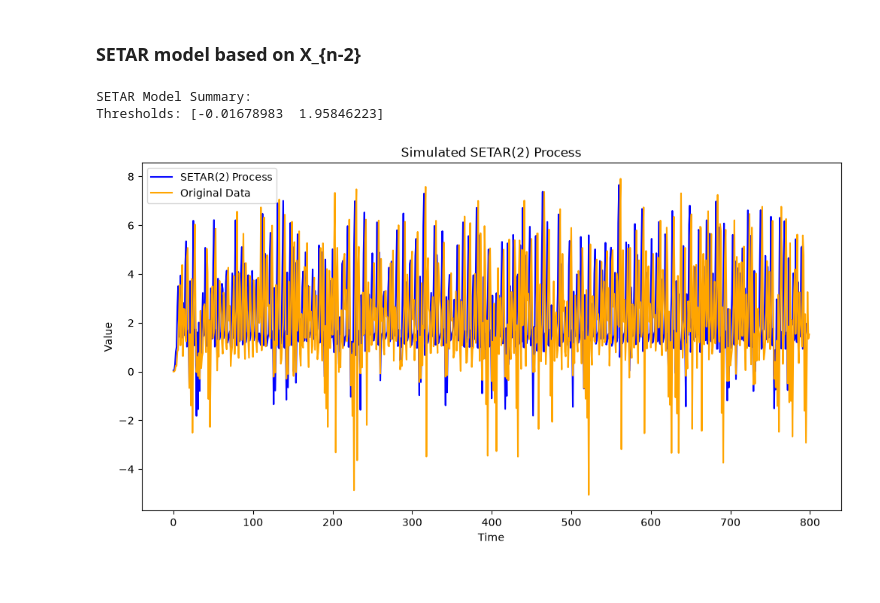
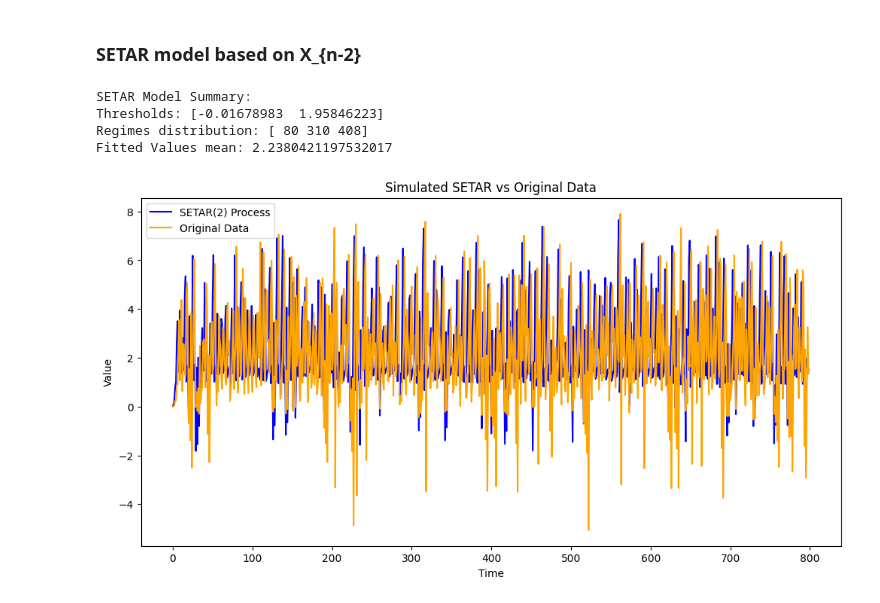
Before and after one commit to Husted42/advanced-time-series-analysis, a Jupyter notebook: assignment-1/part-5/part_5.ipynb, the cells around one changed output. Drawn from its saved outputs; the diff is of its cells as text; code cells hidden in the pictures.

```diff
--- a/assignment-1/part-5/part_5.ipynb
+++ b/assignment-1/part-5/part_5.ipynb
@@ -467,19 +472,23 @@ def fit_SETAR(
 model = fit_SETAR(np_data, n_candidates=50, min_regime_size=30, lower_quantile=0.10, upper_quantile=0.90)
 print("SETAR Model Summary:")
 print(f"Thresholds: {model['thresholds']}")
+print(f"Regimes distribution: {np.bincount(model['regimes'])}")
+print(f"Fitted Values mean: {np.mean(model['fitted_values'])}")
 # %% [output]
 SETAR Model Summary:
 Thresholds: [-0.01678983  1.95846223]
+Regimes distribution: [ 80 310 408]
+Fitted Values mean: 2.2380421197532017
 # %%
 # Plot the values
 plt.figure(figsize=(12, 6))
 plt.plot(model['fitted_values'], label='SETAR(2) Process', color='blue')
 plt.plot(np_data, label='Original Data', color='orange')
-plt.title('Simulated SETAR(2) Process')
+plt.title('Simulated SETAR vs Original Data')
 plt.xlabel('Time')
 plt.ylabel('Value')
 plt.legend()
 plt.savefig(f"assets/setar_2_process_plot.png", bbox_inches="tight")
 plt.show()
 # %% [output]
-[figure, old version]
+[figure, new version]
```
Also changed, not shown: parts of 10 cells of this notebook, 16 other files.
